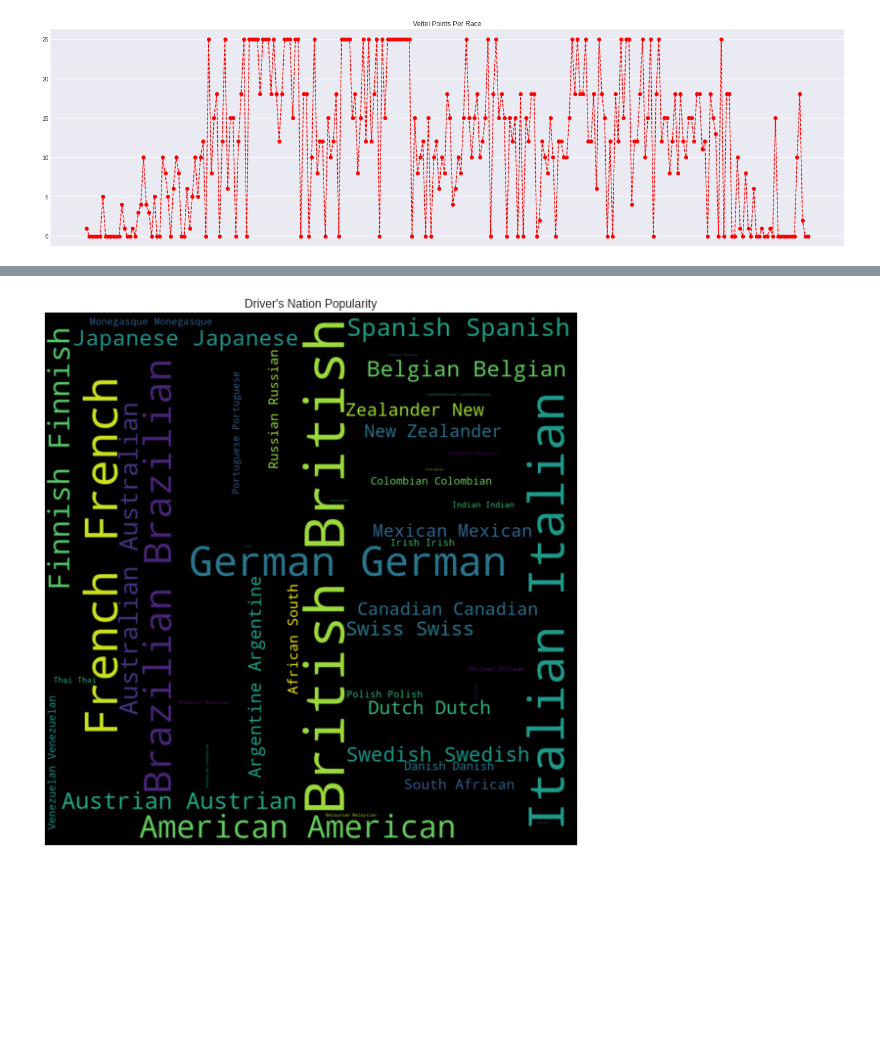
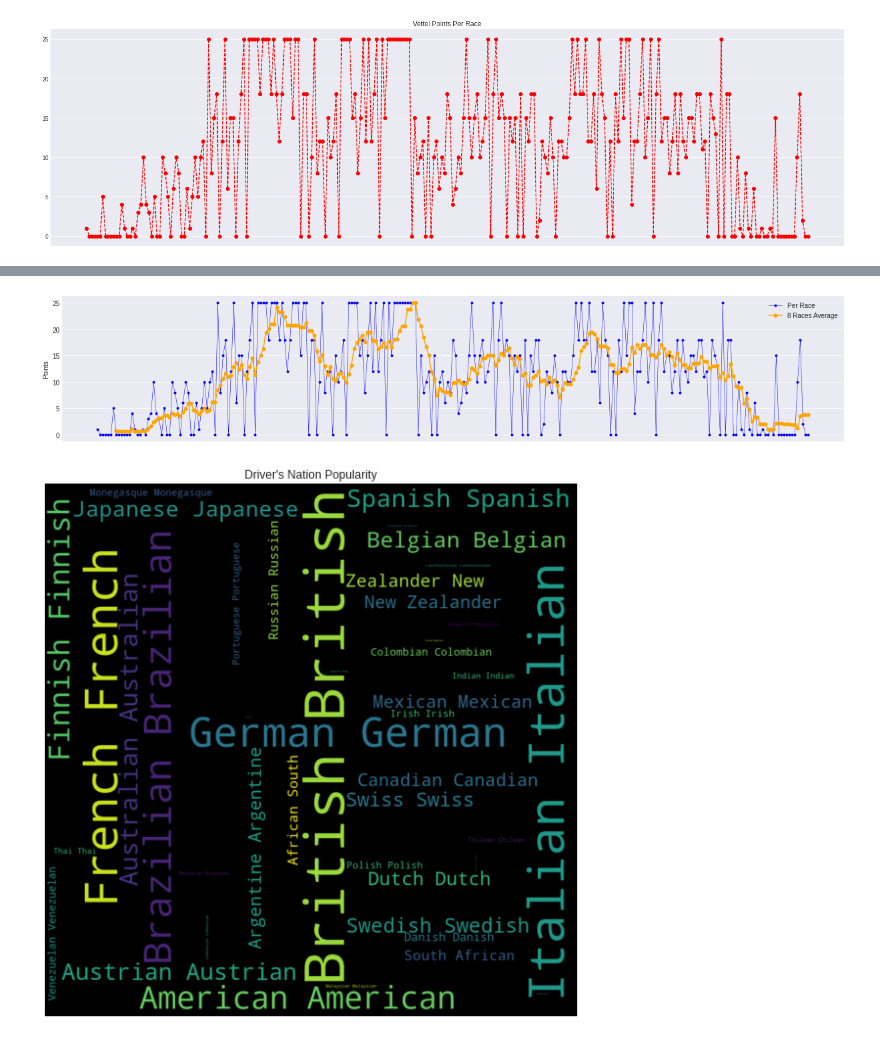
Before and after one commit to JaperTai77/Colab-notebook, a Jupyter notebook: F1.ipynb, the cells around one changed output, grey strips where cells are left out. Cells and saved outputs as stored; diff of their text form; code cells hidden in the pictures; blank space fills up the shorter version.

```diff
--- a/F1.ipynb
+++ b/F1.ipynb
@@ -427,3 +405,12 @@ plt.show()
+# %%
+fig, ax = plt.subplots(figsize = (21,4))
+ax.plot(temp['y_round'],temp.points, marker='.', linestyle='-', linewidth=0.5, label='Per Race', color = 'blue')
+ax.plot(temp['y_round'],temp.points_5race, marker='o', markersize=5, linestyle='-', label='8 Races Average', color = 'orange')
+ax.set_ylabel('Points')
+ax.set_xticks([])
+ax.legend();
+# %% [output]
+[figure, added]
 # %%
 from wordcloud import WordCloud
 temp = df.sort_values(by = 'driver_nation')
```
Also changed, not shown: parts of 12 cells of this notebook.
